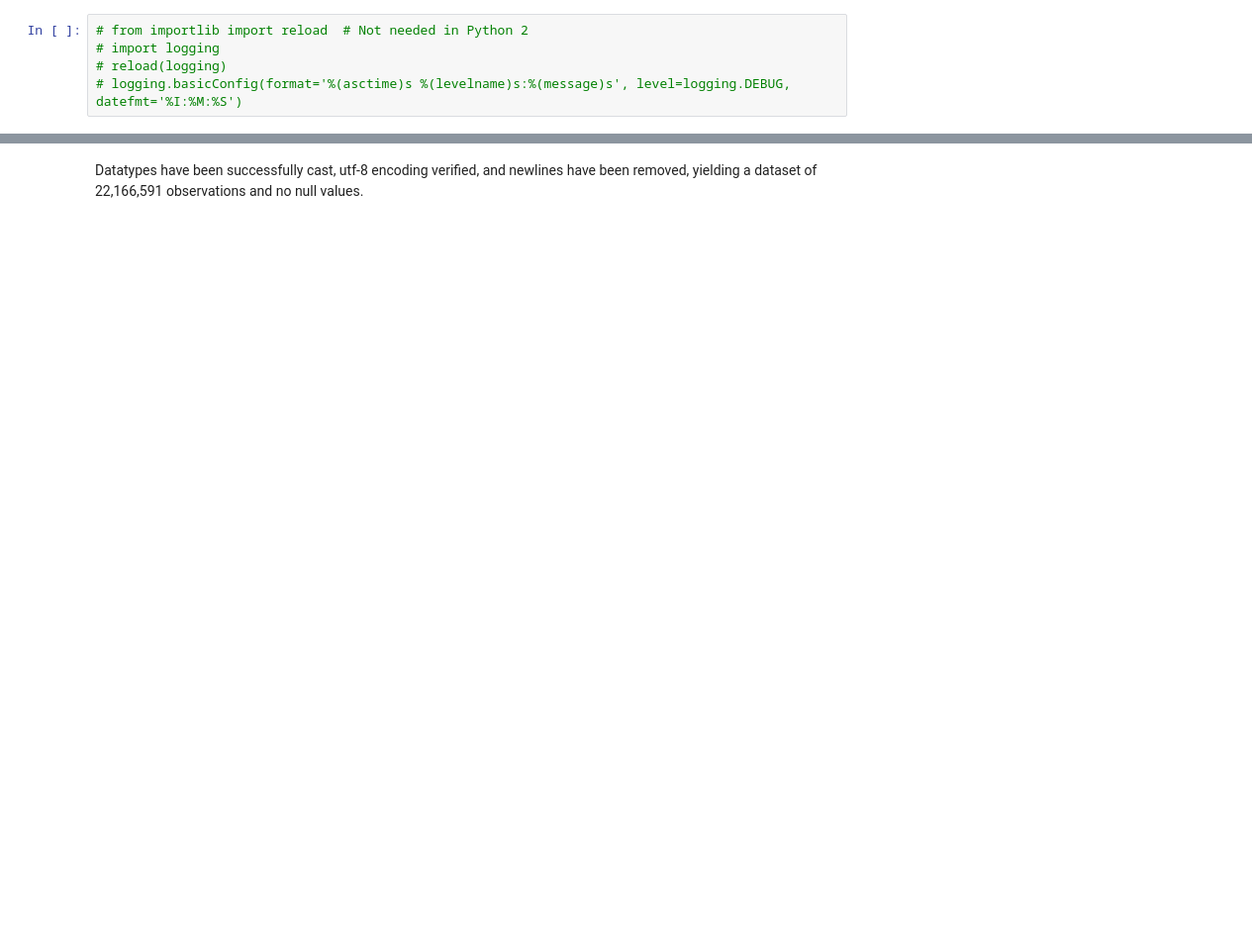
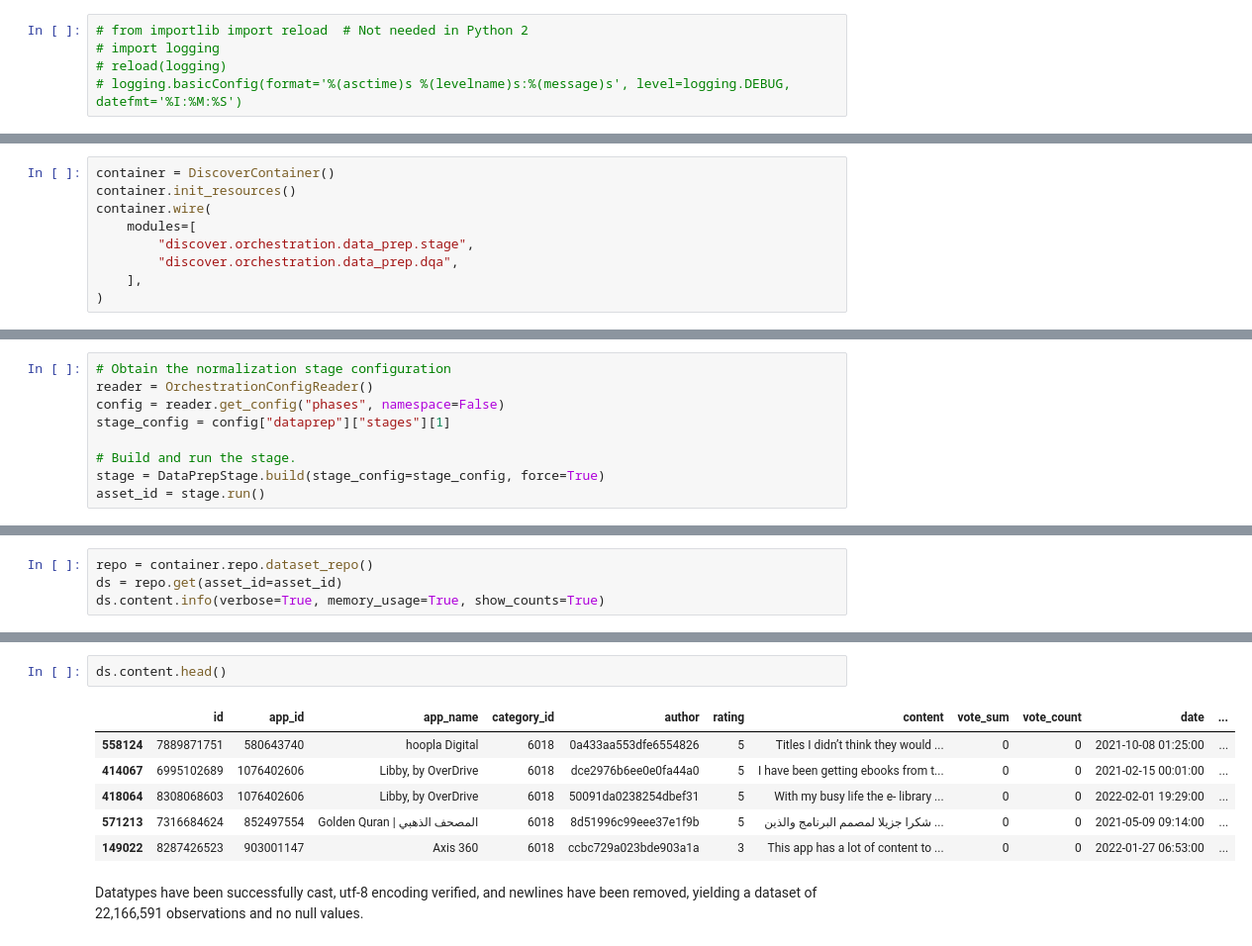
Before and after one commit to variancexplained/genai-lab-slm, a Jupyter notebook: notebooks/content/02_data_prep/01_norm.ipynb, the cells around one changed output, grey strips where cells are left out. Shown at 99% size. Cells and saved outputs as stored; diff of their text form; blank space fills up the shorter version.

```diff
--- a/notebooks/content/02_data_prep/01_norm.ipynb
+++ b/notebooks/content/02_data_prep/01_norm.ipynb
@@ -42,0 +24,9 @@ memory usage: 16.1 MB
+# %%
+container = DiscoverContainer()
+container.init_resources()
+container.wire(
+    modules=[
+        "discover.orchestration.data_prep.stage",
+        "discover.orchestration.data_prep.dqa",
+    ],
+)
@@ -42,0 +36,9 @@ memory usage: 16.1 MB
+# %%
+# Obtain the normalization stage configuration
+reader = OrchestrationConfigReader()
+config = reader.get_config("phases", namespace=False)
+stage_config = config["dataprep"]["stages"][1]
+
+# Build and run the stage.
+stage = DataPrepStage.build(stage_config=stage_config, force=True)
+asset_id = stage.run()
@@ -42,0 +65,4 @@ memory usage: 16.1 MB
+# %%
+repo = container.repo.dataset_repo()
+ds = repo.get(asset_id=asset_id)
+ds.content.info(verbose=True, memory_usage=True, show_counts=True)
@@ -43,2 +88,11 @@ memory usage: 16.1 MB
+# %%
+ds.content.head()
+# %% [output]
+|  | id | app_id | app_name | category_id | author | rating | content | vote_sum | vote_count | date | ... |
+| 558124 | 7889871751 | 580643740 | hoopla Digital | 6018 | 0a433aa553dfe6554826 | 5 | Titles I didn’t think they would ... | 0 | 0 | 2021-10-08 01:25:00 | ... |
+| 414067 | 6995102689 | 1076402606 | Libby, by OverDrive | 6018 | dce2976b6ee0e0fa44a0 | 5 | I have been getting ebooks from t... | 0 | 0 | 2021-02-15 00:01:00 | ... |
+| 418064 | 8308068603 | 1076402606 | Libby, by OverDrive | 6018 | 50091da0238254dbef31 | 5 | With my busy life the e- library ... | 0 | 0 | 2022-02-01 19:29:00 | ... |
+| 571213 | 7316684624 | 852497554 | Golden Quran | المصحف الذهبي | 6018 | 8d51996c99eee37e1f9b | 5 | شكرا جزيلا لمصمم البرنامج والذين ... | 0 | 0 | 2021-05-09 09:14:00 | ... |
+| 149022 | 8287426523 | 903001147 | Axis 360 | 6018 | ccbc729a023bde903a1a | 3 | This app has a lot of content to ... | 0 | 0 | 2022-01-27 06:53:00 | ... |
 # %% [markdown]
 Datatypes have been successfully cast, utf-8 encoding verified, and newlines have been removed, yielding a dataset of 22,166,591 observations and no null values.
```
Also changed, not shown: parts of 10 cells of this notebook, 32 other files.
